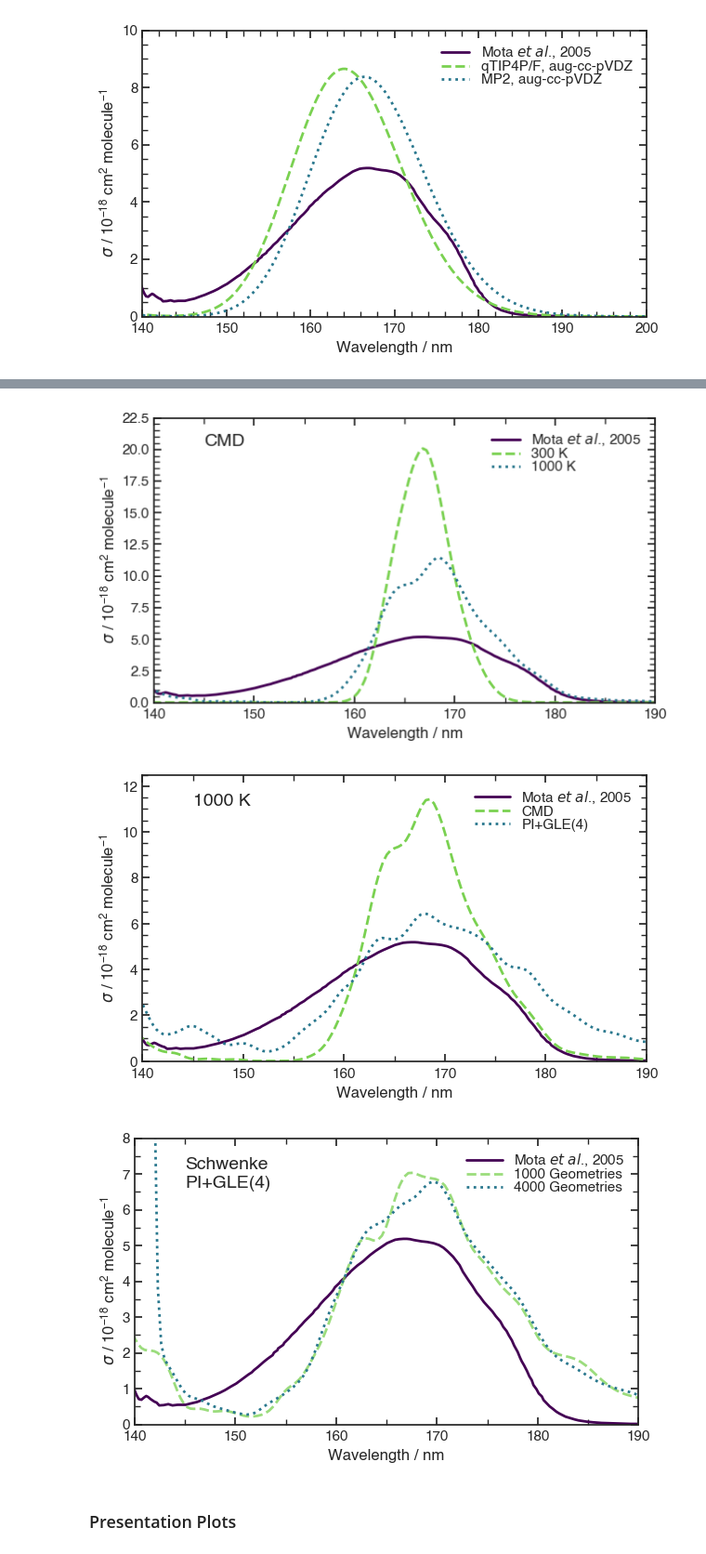
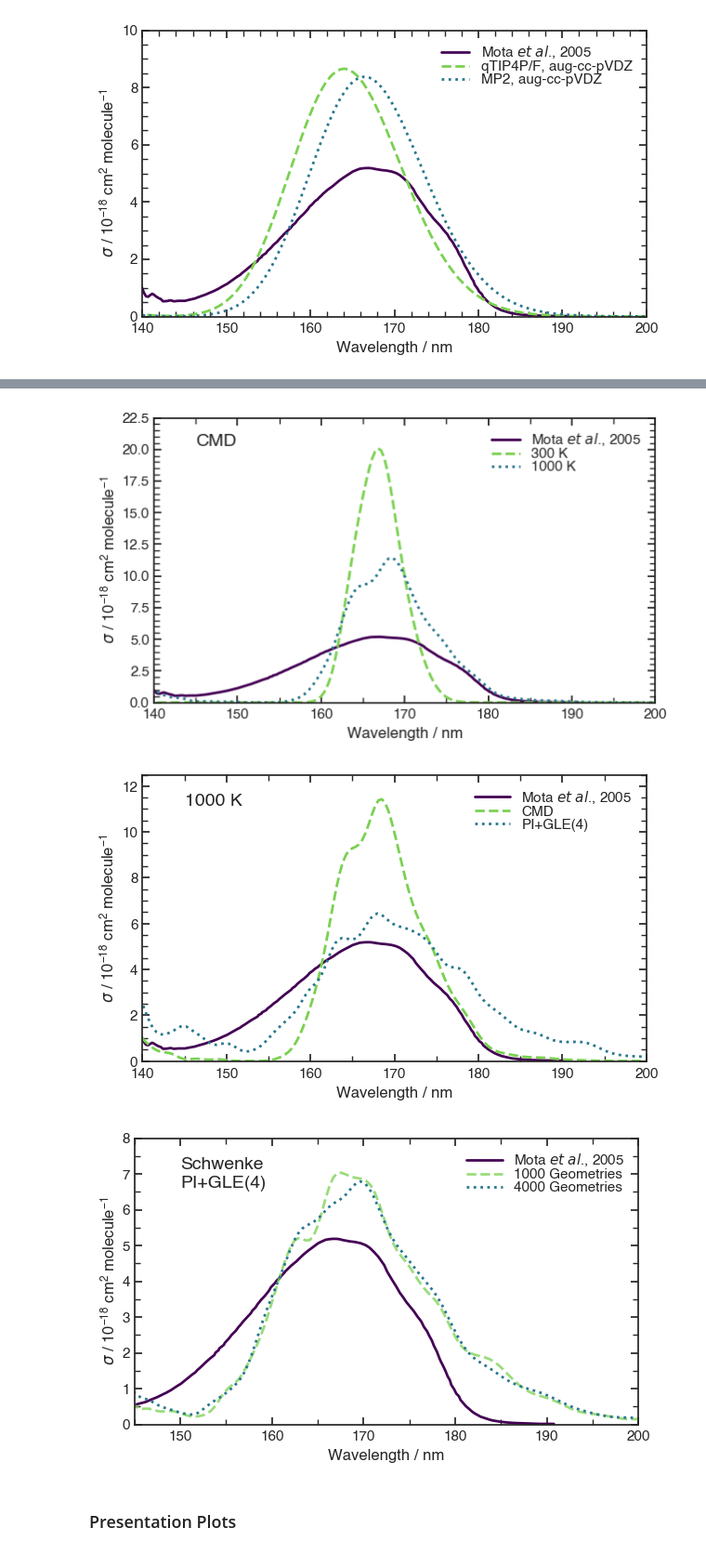
Before and after one commit to mbarnfield63/MSci_Project, a Jupyter notebook: ABIN/XSecs.ipynb, the cells around one changed output, grey strips where cells are left out. Shown at 93% size. Saved outputs shown, nothing was run; the diff lists cells and outputs as text; code cells hidden in the pictures.

```diff
--- a/ABIN/XSecs.ipynb
+++ b/ABIN/XSecs.ipynb
@@ -192,7 +192,7 @@ sns.lineplot(data=cmd_1000k_schwenke_ccsd_VDZ, x='Energy / nm', y='Cross section
 ax.text(145, 20, 'CMD', ha='left', va='bottom', fontsize=14)
 
 ax.set_xlabel('Wavelength / nm')
-ax.set_xlim(140,190)
+ax.set_xlim(140,200)
 ax.set_ylabel(r'$\sigma$ / 10$\mathregular{^{-18}}$ cm$\mathregular{^{2}}$ molecule$\mathregular{^{-1}}$')
 ax.set_ylim(0, 22.5)
 ax.xaxis.set_minor_locator(MultipleLocator(5))
@@ -200,7 +200,7 @@ ax.yaxis.set_minor_locator(MultipleLocator(0.5))
 
 plt.savefig('Plots/CMD_1000Geom_XSecs_Schwenke.png', dpi=200)
 # %% [output]
-[figure, old version]
+[figure, new version]
 # %%
 sns.set_theme(style='ticks', rc=thesis_params)
 
@@ -211,7 +211,7 @@ sns.lineplot(data=pigle4_1000k_schwenke_ccsd_VDZ, x='Energy / nm', y='Cross sect
 ax.text(145, 11, '1000 K', ha='left', va='bottom', fontsize=14)
 ax.legend(handlelength=2.5)
 ax.set_xlabel('Wavelength / nm')
-ax.set_xlim(140,190)
+ax.set_xlim(140,200)
 ax.set_ylabel(r'$\sigma$ / 10$\mathregular{^{-18}}$ cm$\mathregular{^{2}}$ molecule$\mathregular{^{-1}}$')
 ax.set_ylim(0, 12.5)
 ax.xaxis.set_minor_locator(MultipleLocator(5))
@@ -219,26 +219,26 @@ ax.yaxis.set_minor_locator(MultipleLocator(0.5))
 
 plt.savefig('Plots/CMD_vs_PIGLE_XSecs_Schwenke.png', dpi=200)
 # %% [output]
-[figure, old version]
+[figure, new version]
 # %%
 sns.set_theme(style='ticks', rc=thesis_params)
 
 fig, ax = plt.subplots(figsize=(7, 4))
 sns.lineplot(data=Experimental_Mota_2005, x='Energy / nm', y='Cross section / cm^2', label='Mota $\it{et}$ $\it{al}$., 2005', c='#440154', ax=ax)
 sns.lineplot(data=pigle4_300k_schwenke_ccsd_VDZ, x='Energy / nm', y='Cross section / cm^2', label='1000 Geometries', linestyle='--', c='#7ad151', alpha=0.75, ax=ax)
 sns.lineplot(data=pigle4_300k_schwenke_ccsd_VDZ_4000, x='Energy / nm', y='Cross section / cm^2', label='4000 Geometries', linestyle=':', c='#2a788e', ax=ax)
-ax.text(145, 6.5, 'Schwenke\nPI+GLE(4)', ha='left', va='bottom', fontsize=14)
+ax.text(150, 6.5, 'Schwenke\nPI+GLE(4)', ha='left', va='bottom', fontsize=14)
 ax.legend(handlelength=2.5)
 ax.set_xlabel('Wavelength / nm')
-ax.set_xlim(140,190)
+ax.set_xlim(145,200)
 ax.set_ylabel(r'$\sigma$ / 10$\mathregular{^{-18}}$ cm$\mathregular{^{2}}$ molecule$\mathregular{^{-1}}$')
 ax.set_ylim(0, 8)
 ax.xaxis.set_minor_locator(MultipleLocator(5))
 ax.yaxis.set_minor_locator(MultipleLocator(0.5))
 
 plt.savefig('Plots/PIGLE4_300Geom_XSecs_4000_geoms.png', dpi=200)
 # %% [output]
-[figure, old version]
+[figure, new version]
 # %% [markdown]
 ### Presentation Plots
 # %%
```
Also changed, not shown: parts of 3 cells of this notebook.
